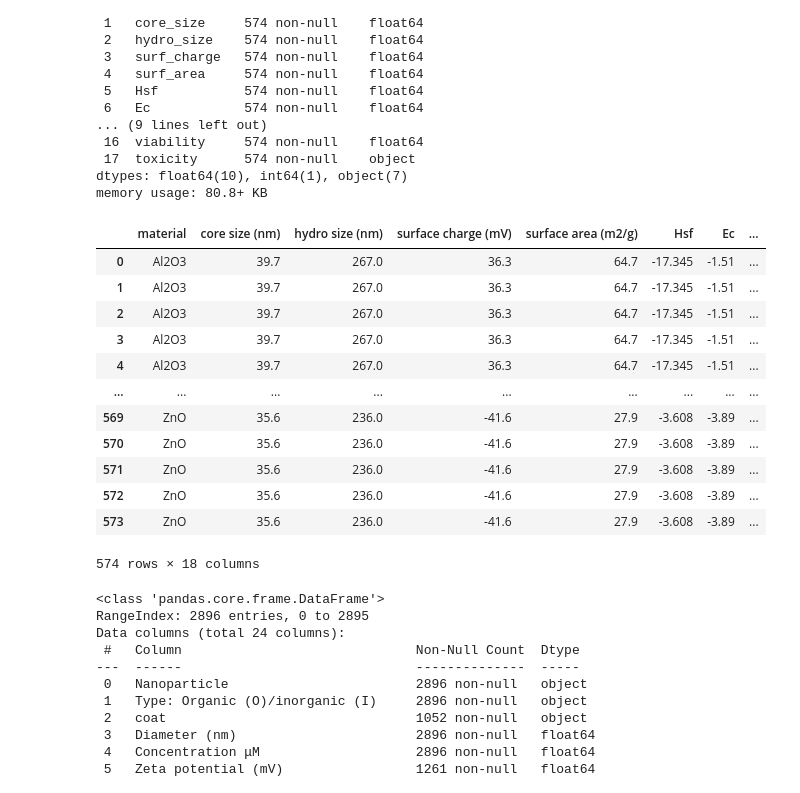
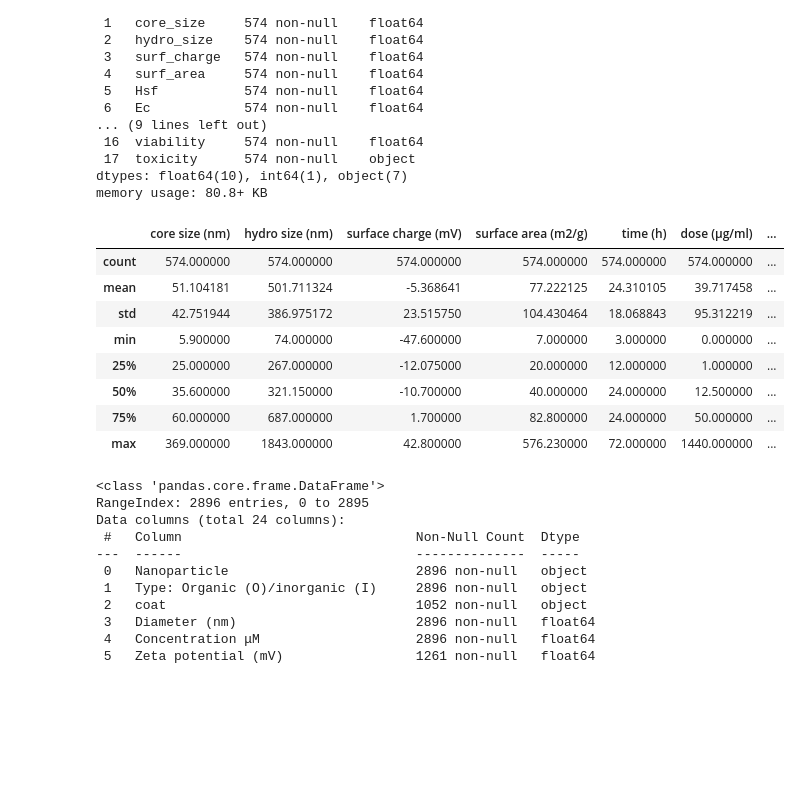
Before and after one commit to V-Gottlieb/Nanoparticle_cytotoxicity, a Jupyter notebook: databases/Merging tables.ipynb, the cells around one changed output. Drawn from its saved outputs; the diff is of its cells as text; code cells hidden in the pictures; blank space fills up the shorter version.

```diff
--- a/databases/Merging tables.ipynb
+++ b/databases/Merging tables.ipynb
@@ -20,26 +28,30 @@ Data columns (total 18 columns):
  17  toxicity      574 non-null    object
 dtypes: float64(10), int64(1), object(7)
 memory usage: 80.8+ KB
-# %%
-db = pd.DataFrame(db)
 # %%
-db.rename(columns = {'surf_charge' : 'surface charge (mV)',
-                     'surf_area' :'surface area (m2/g)','cell_type':'cell type',
-                     'viability':'viability (%)', 'core_size':'core size (nm)',
-                     'hydro_size':'hydro size (nm)','cell_line':'cell line','cell_species':'cell species','cell_origin':'cell origin'}, inplace = True)
+db.rename(columns = {'surf_charge': 'surface charge (mV)',
+                     'time': 'time (h)',
+                     'dose': 'dose (μg/ml)',
+                     'surf_area': 'surface area (m2/g)',
+                     'cell_type':'cell type',
+                     'viability':'viability (%)',
+                     'core_size':'core size (nm)',
+                     'hydro_size':'hydro size (nm)',
+                     'cell_line':'cell line',
+                     'cell_species':'cell species',
+                     'cell_origin': 'cell origin'},
+                     inplace = True)
+# %%
+db = db.drop(columns=['Hsf', 'Ec', 'Ev', 'MeO', 'toxicity'])
 # %%
-db
+db.describe()
 # %% [output]
-|  | material | core size (nm) | hydro size (nm) | surface charge (mV) | surface area (m2/g) | Hsf | Ec | ... |
-| 0 | Al2O3 | 39.7 | 267.0 | 36.3 | 64.7 | -17.345 | -1.51 | ... |
-| 1 | Al2O3 | 39.7 | 267.0 | 36.3 | 64.7 | -17.345 | -1.51 | ... |
-| 2 | Al2O3 | 39.7 | 267.0 | 36.3 | 64.7 | -17.345 | -1.51 | ... |
-| 3 | Al2O3 | 39.7 | 267.0 | 36.3 | 64.7 | -17.345 | -1.51 | ... |
-| 4 | Al2O3 | 39.7 | 267.0 | 36.3 | 64.7 | -17.345 | -1.51 | ... |
-| ... | ... | ... | ... | ... | ... | ... | ... | ... |
-| 569 | ZnO | 35.6 | 236.0 | -41.6 | 27.9 | -3.608 | -3.89 | ... |
-| 570 | ZnO | 35.6 | 236.0 | -41.6 | 27.9 | -3.608 | -3.89 | ... |
-| 571 | ZnO | 35.6 | 236.0 | -41.6 | 27.9 | -3.608 | -3.89 | ... |
-| 572 | ZnO | 35.6 | 236.0 | -41.6 | 27.9 | -3.608 | -3.89 | ... |
-| 573 | ZnO | 35.6 | 236.0 | -41.6 | 27.9 | -3.608 | -3.89 | ... |
+|  | core size (nm) | hydro size (nm) | surface charge (mV) | surface area (m2/g) | time (h) | dose (μg/ml) | ... |
+| count | 574.000000 | 574.000000 | 574.000000 | 574.000000 | 574.000000 | 574.000000 | ... |
+| mean | 51.104181 | 501.711324 | -5.368641 | 77.222125 | 24.310105 | 39.717458 | ... |
+| std | 42.751944 | 386.975172 | 23.515750 | 104.430464 | 18.068843 | 95.312219 | ... |
+| min | 5.900000 | 74.000000 | -47.600000 | 7.000000 | 3.000000 | 0.000000 | ... |
+| 25% | 25.000000 | 267.000000 | -12.075000 | 20.000000 | 12.000000 | 1.000000 | ... |
+| 50% | 35.600000 | 321.150000 | -10.700000 | 40.000000 | 24.000000 | 12.500000 | ... |
+| 75% | 60.000000 | 687.000000 | 1.700000 | 82.800000 | 24.000000 | 50.000000 | ... |
+| max | 369.000000 | 1843.000000 | 42.800000 | 576.230000 | 72.000000 | 1440.000000 | ... |
-574 rows × 18 columns
```
Also changed, not shown: parts of 17 cells of this notebook.
